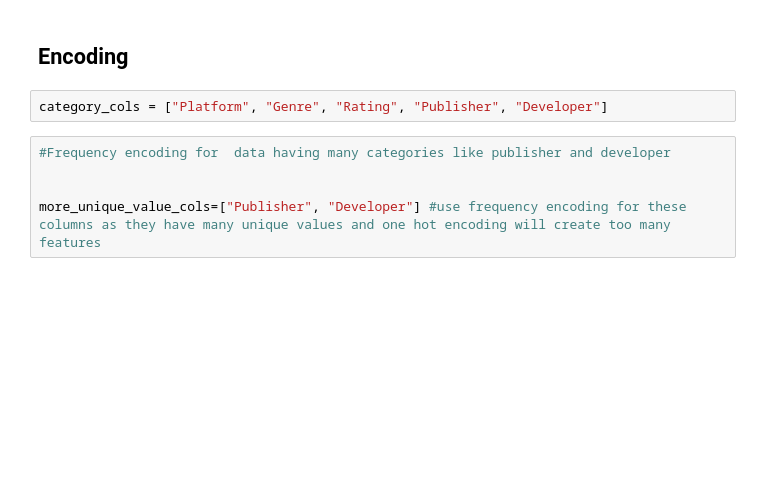
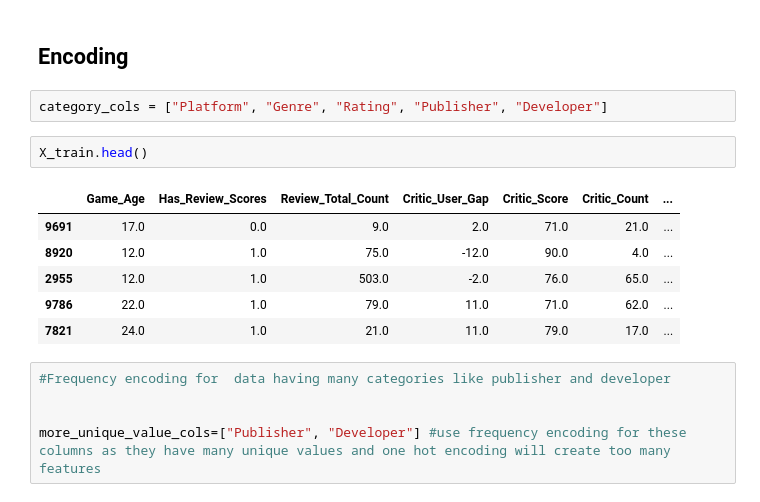
Before and after one commit to abinhyanmikha/Project-I, a Jupyter notebook: data1.ipynb, the cells around one changed output. Drawn from its saved outputs; the diff is of its cells as text; blank space fills up the shorter version.

```diff
--- a/data1.ipynb
+++ b/data1.ipynb
@@ -651,6 +652,15 @@ dtype: int64
 ## Encoding
 # %%
 category_cols = ["Platform", "Genre", "Rating", "Publisher", "Developer"]
+# %%
+X_train.head()
+# %% [output]
+|  | Game_Age | Has_Review_Scores | Review_Total_Count | Critic_User_Gap | Critic_Score | Critic_Count | ... |
+| 9691 | 17.0 | 0.0 | 9.0 | 2.0 | 71.0 | 21.0 | ... |
+| 8920 | 12.0 | 1.0 | 75.0 | -12.0 | 90.0 | 4.0 | ... |
+| 2955 | 12.0 | 1.0 | 503.0 | -2.0 | 76.0 | 65.0 | ... |
+| 9786 | 22.0 | 1.0 | 79.0 | 11.0 | 71.0 | 62.0 | ... |
+| 7821 | 24.0 | 1.0 | 21.0 | 11.0 | 79.0 | 17.0 | ... |
 # %%
 #Frequency encoding for  data having many categories like publisher and developer
 
```
Also changed, not shown: parts of 8 cells of this notebook.
